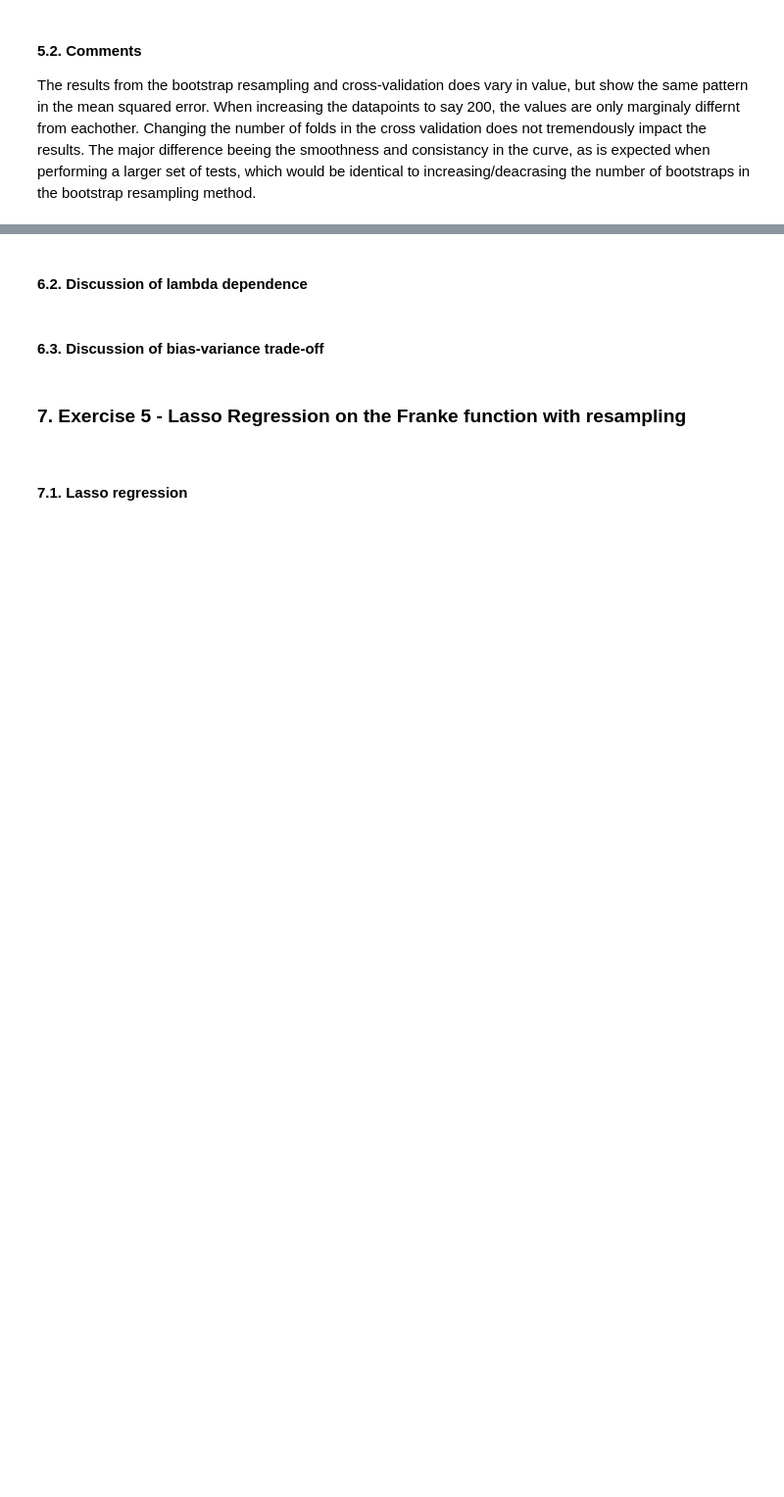
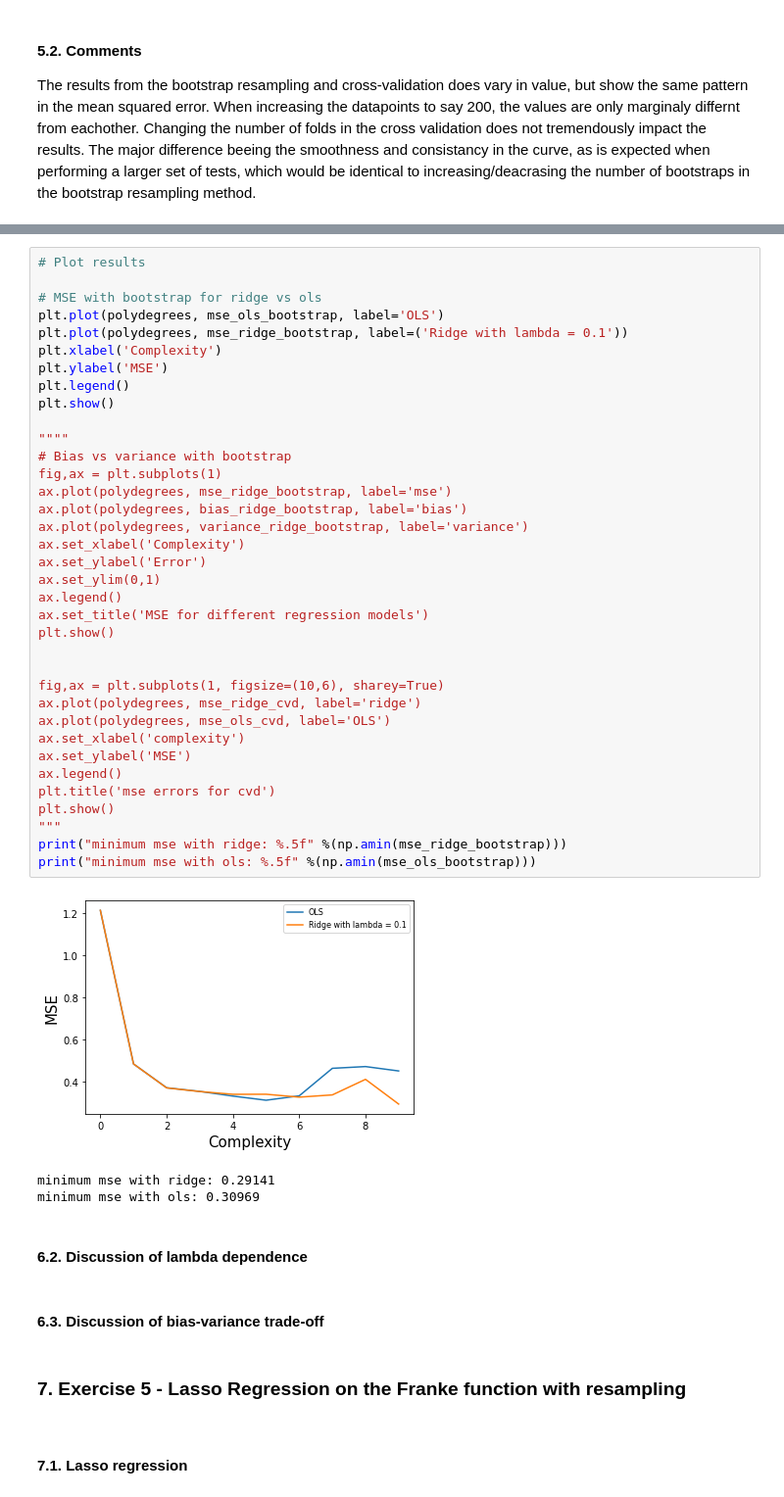
Before and after one commit to jornmarh/fys-stk4155, a Jupyter notebook: project1/project1.ipynb, the cells around one changed output, grey strips where cells are left out. Shown at 98% size. Cells and saved outputs as stored; diff of their text form; blank space fills up the shorter version.

```diff
--- a/project1/project1.ipynb
+++ b/project1/project1.ipynb
@@ -748,3 +772,43 @@ minimum mse with cvd: 0.29018
+# %%
+# Plot results
+
+# MSE with bootstrap for ridge vs ols
+plt.plot(polydegrees, mse_ols_bootstrap, label='OLS')
+plt.plot(polydegrees, mse_ridge_bootstrap, label=('Ridge with lambda = 0.1'))
+plt.xlabel('Complexity')
+plt.ylabel('MSE')
+plt.legend()
+plt.show()
+
+""""
+# Bias vs variance with bootstrap
+fig,ax = plt.subplots(1)
+ax.plot(polydegrees, mse_ridge_bootstrap, label='mse')
+ax.plot(polydegrees, bias_ridge_bootstrap, label='bias')
+ax.plot(polydegrees, variance_ridge_bootstrap, label='variance')
+ax.set_xlabel('Complexity')
+ax.set_ylabel('Error')
+ax.set_ylim(0,1)
+ax.legend()
+ax.set_title('MSE for different regression models')
+plt.show()
+
+
+fig,ax = plt.subplots(1, figsize=(10,6), sharey=True)
+ax.plot(polydegrees, mse_ridge_cvd, label='ridge')
+ax.plot(polydegrees, mse_ols_cvd, label='OLS')
+ax.set_xlabel('complexity')
+ax.set_ylabel('MSE')
+ax.legend()
+plt.title('mse errors for cvd')
+plt.show()
+"""
+print("minimum mse with ridge: %.5f" %(np.amin(mse_ridge_bootstrap)))
+print("minimum mse with ols: %.5f" %(np.amin(mse_ols_bootstrap)))
+# %% [output]
+[figure, added]
+minimum mse with ridge: 0.29141
+minimum mse with ols: 0.30969
 # %% [markdown]
 #### 6.2. Discussion of lambda dependence <a class="anchor" id="6.2"></a>
 # %% [markdown]
```
Also changed, not shown: parts of 21 cells of this notebook, 11 other files.
